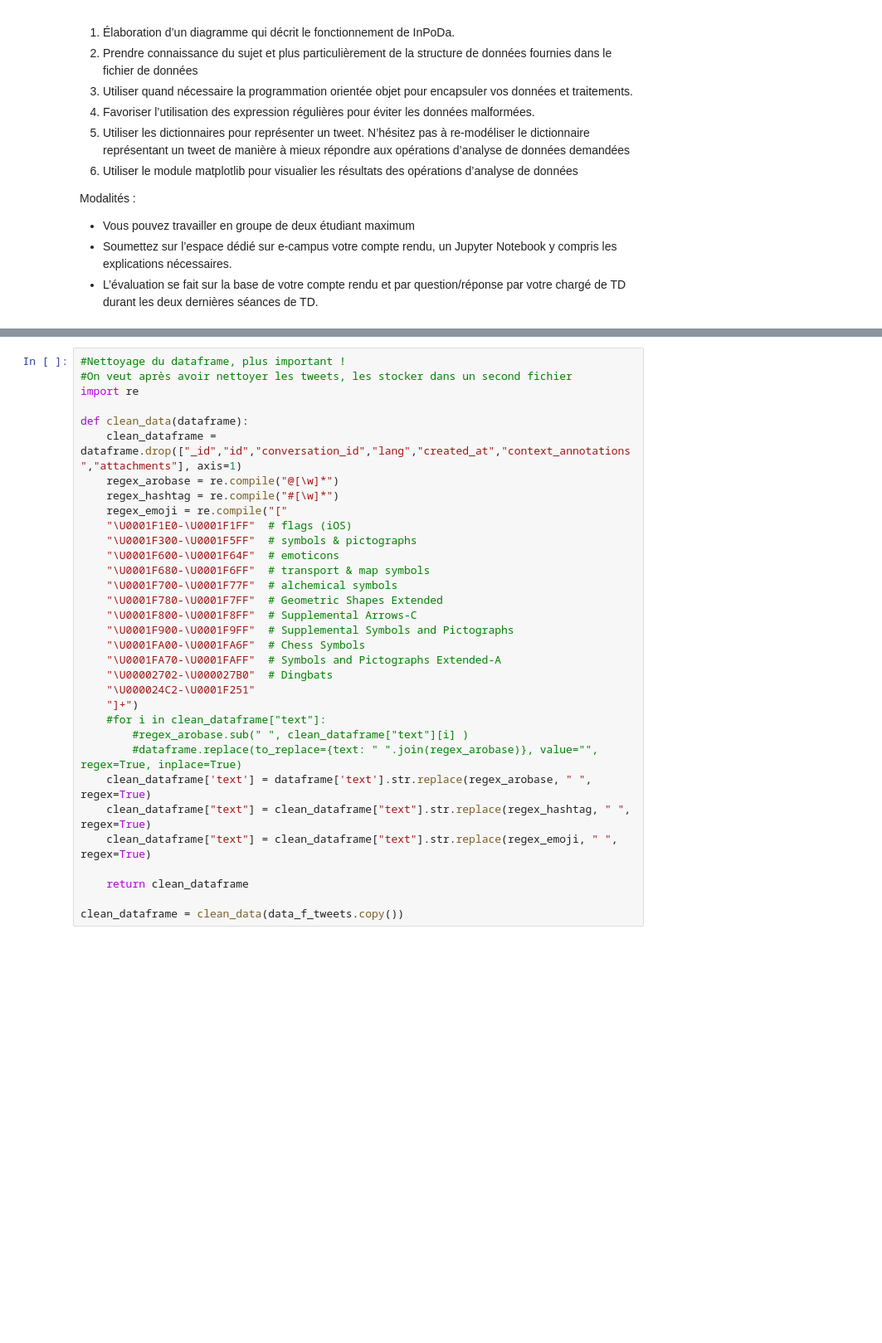
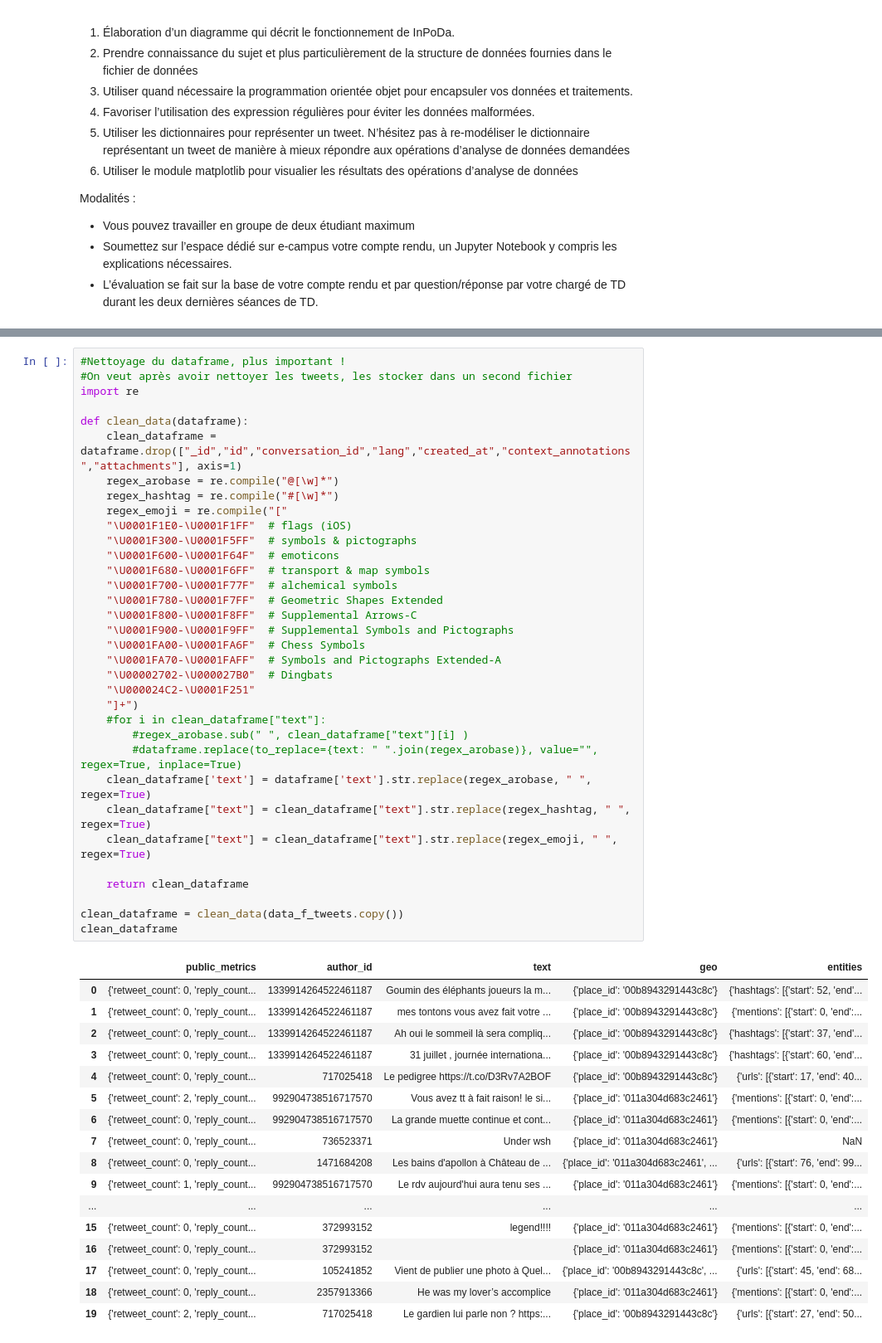
Before and after one commit to uvsq22104322/Cours, a Jupyter notebook: IN304 Dev/TD11-12 PROJET/projet.ipynb, the cells around one changed output, grey strips where cells are left out. Shown at 83% size. Saved outputs shown, nothing was run; the diff lists cells and outputs as text; blank space fills up the shorter version.

```diff
--- a/IN304 Dev/TD11-12 PROJET/projet.ipynb
+++ b/IN304 Dev/TD11-12 PROJET/projet.ipynb
@@ -103,33 +100,52 @@ data_f_tweets
 import re
 
 def clean_data(dataframe):
     clean_dataframe = dataframe.drop(["_id","id","conversation_id","lang","created_at","context_annotations","attachments"], axis=1)
     regex_arobase = re.compile("@[\w]*")
     regex_hashtag = re.compile("#[\w]*")
     regex_emoji = re.compile("["
     "\U0001F1E0-\U0001F1FF"  # flags (iOS)
     "\U0001F300-\U0001F5FF"  # symbols & pictographs
     "\U0001F600-\U0001F64F"  # emoticons
     "\U0001F680-\U0001F6FF"  # transport & map symbols
     "\U0001F700-\U0001F77F"  # alchemical symbols
     "\U0001F780-\U0001F7FF"  # Geometric Shapes Extended
     "\U0001F800-\U0001F8FF"  # Supplemental Arrows-C
     "\U0001F900-\U0001F9FF"  # Supplemental Symbols and Pictographs
     "\U0001FA00-\U0001FA6F"  # Chess Symbols
     "\U0001FA70-\U0001FAFF"  # Symbols and Pictographs Extended-A
     "\U00002702-\U000027B0"  # Dingbats
     "\U000024C2-\U0001F251"
     "]+")
     #for i in clean_dataframe["text"]:
         #regex_arobase.sub(" ", clean_dataframe["text"][i] )
         #dataframe.replace(to_replace={text: " ".join(regex_arobase)}, value="", regex=True, inplace=True)
     clean_dataframe['text'] = dataframe['text'].str.replace(regex_arobase, " ", regex=True)
     clean_dataframe["text"] = clean_dataframe["text"].str.replace(regex_hashtag, " ", regex=True)
     clean_dataframe["text"] = clean_dataframe["text"].str.replace(regex_emoji, " ", regex=True)
 
     return clean_dataframe
 
 clean_dataframe = clean_data(data_f_tweets.copy())
+clean_dataframe
+# %% [output]
+|  | public_metrics | author_id | text | geo | entities |
+| 0 | {'retweet_count': 0, 'reply_count... | 1339914264522461187 | Goumin des éléphants joueurs la m... | {'place_id': '00b8943291443c8c'} | {'hashtags': [{'start': 52, 'end'... |
+| 1 | {'retweet_count': 0, 'reply_count... | 1339914264522461187 | mes tontons vous avez fait votre ... | {'place_id': '00b8943291443c8c'} | {'mentions': [{'start': 0, 'end':... |
+| 2 | {'retweet_count': 0, 'reply_count... | 1339914264522461187 | Ah oui le sommeil là sera compliq... | {'place_id': '00b8943291443c8c'} | {'hashtags': [{'start': 37, 'end'... |
+| 3 | {'retweet_count': 0, 'reply_count... | 1339914264522461187 | 31 juillet , journée internationa... | {'place_id': '00b8943291443c8c'} | {'hashtags': [{'start': 60, 'end'... |
+| 4 | {'retweet_count': 0, 'reply_count... | 717025418 | Le pedigree https://t.co/D3Rv7A2BOF | {'place_id': '00b8943291443c8c'} | {'urls': [{'start': 17, 'end': 40... |
+| 5 | {'retweet_count': 2, 'reply_count... | 992904738516717570 | Vous avez tt à fait raison! le si... | {'place_id': '011a304d683c2461'} | {'mentions': [{'start': 0, 'end':... |
+| 6 | {'retweet_count': 0, 'reply_count... | 992904738516717570 | La grande muette continue et cont... | {'place_id': '011a304d683c2461'} | {'mentions': [{'start': 0, 'end':... |
+| 7 | {'retweet_count': 0, 'reply_count... | 736523371 | Under wsh | {'place_id': '011a304d683c2461'} | NaN |
+| 8 | {'retweet_count': 0, 'reply_count... | 1471684208 | Les bains d'apollon à Château de ... | {'place_id': '011a304d683c2461', ... | {'urls': [{'start': 76, 'end': 99... |
+| 9 | {'retweet_count': 1, 'reply_count... | 992904738516717570 | Le rdv aujourd'hui aura tenu ses ... | {'place_id': '011a304d683c2461'} | {'mentions': [{'start': 0, 'end':... |
+| ... | ... | ... | ... | ... | ... |
+| 15 | {'retweet_count': 0, 'reply_count... | 372993152 | legend!!!! | {'place_id': '011a304d683c2461'} | {'mentions': [{'start': 0, 'end':... |
+| 16 | {'retweet_count': 0, 'reply_count... | 372993152 |  | {'place_id': '011a304d683c2461'} | {'mentions': [{'start': 0, 'end':... |
+| 17 | {'retweet_count': 0, 'reply_count... | 105241852 | Vient de publier une photo à Quel... | {'place_id': '00b8943291443c8c', ... | {'urls': [{'start': 45, 'end': 68... |
+| 18 | {'retweet_count': 0, 'reply_count... | 2357913366 | He was my lover’s accomplice | {'place_id': '011a304d683c2461'} | {'mentions': [{'start': 0, 'end':... |
+| 19 | {'retweet_count': 2, 'reply_count... | 717025418 | Le gardien lui parle non ? https:... | {'place_id': '00b8943291443c8c'} | {'urls': [{'start': 27, 'end': 50... |
 # %%
 dataframe = clean_dataframe
 i = input("Number of tweet ?")
```
Also changed, not shown: parts of 3 cells of this notebook, 5 other files.
